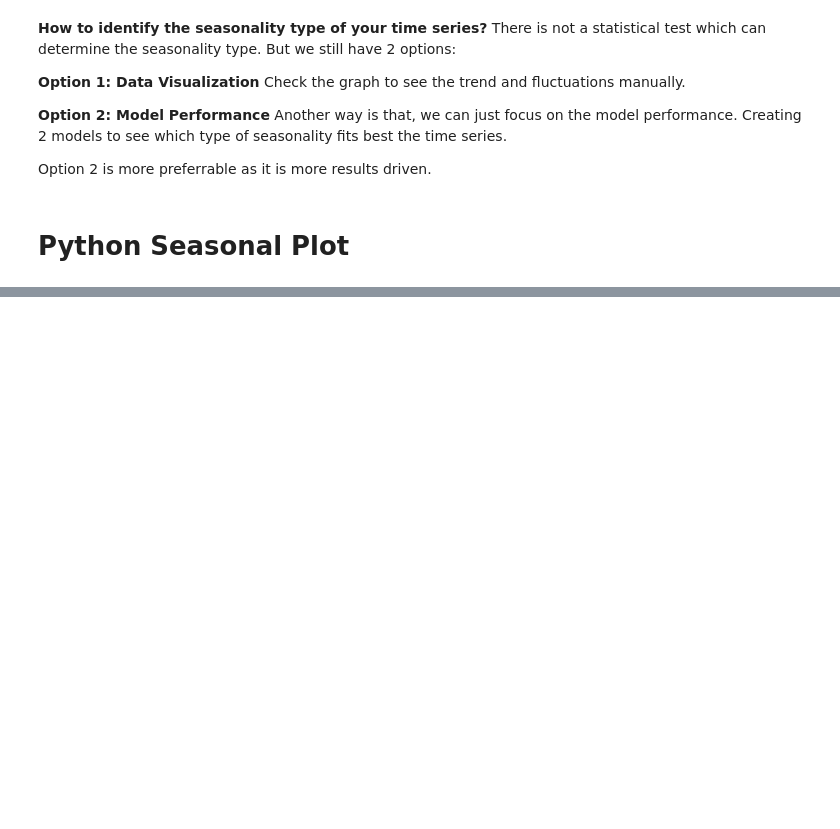
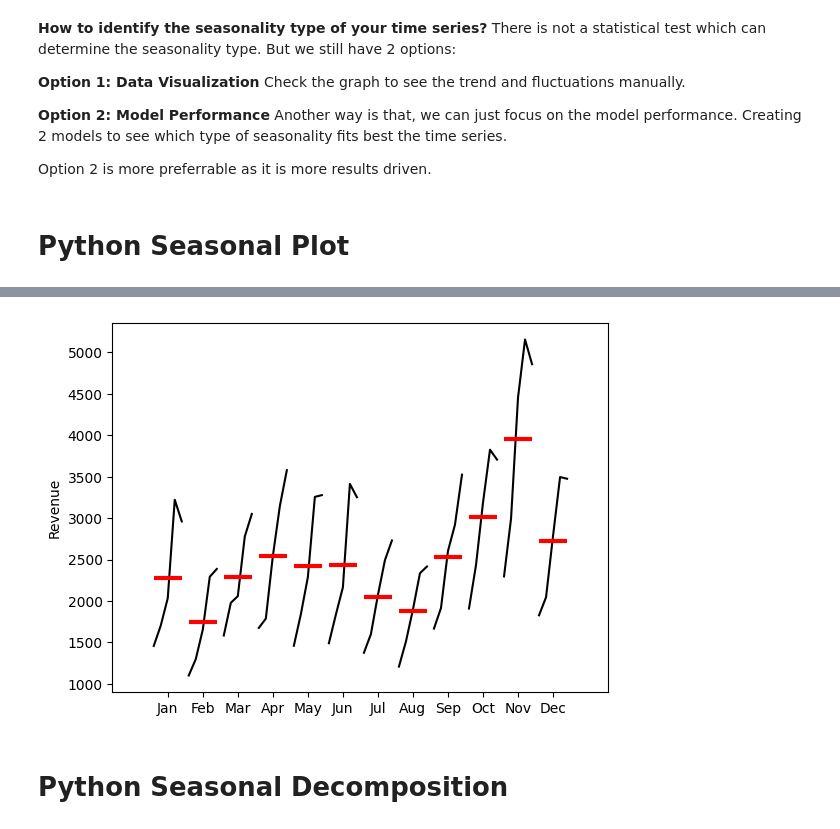
Before and after one commit to ReinerJasin/learn_time_series, a Jupyter notebook: project/intro.ipynb, the cells around one changed output, grey strips where cells are left out. Cells and saved outputs as stored; diff of their text form; code cells hidden in the pictures; blank space fills up the shorter version.

```diff
--- a/project/intro.ipynb
+++ b/project/intro.ipynb
@@ -313,0 +329,4 @@ month_plot()
+# %%
+# Load new data
+data_choco = pd.read_csv('../dataset/choco_monthly_revenue.csv', index_col=0, parse_dates=True)     # index_col = 0 means that we use the column[0] as the index
+data_choco.head()
@@ -313,0 +341,8 @@ month_plot()
+# %%
+# Plotting the monthly seasonality
+month_plot(data_choco['revenue'], ylabel='Revenue')
+plt.show()
+# %% [output]
+[figure, added]
+# %% [markdown]
+# Python Seasonal Decomposition
```
Also changed, not shown: parts of 6 cells of this notebook.
